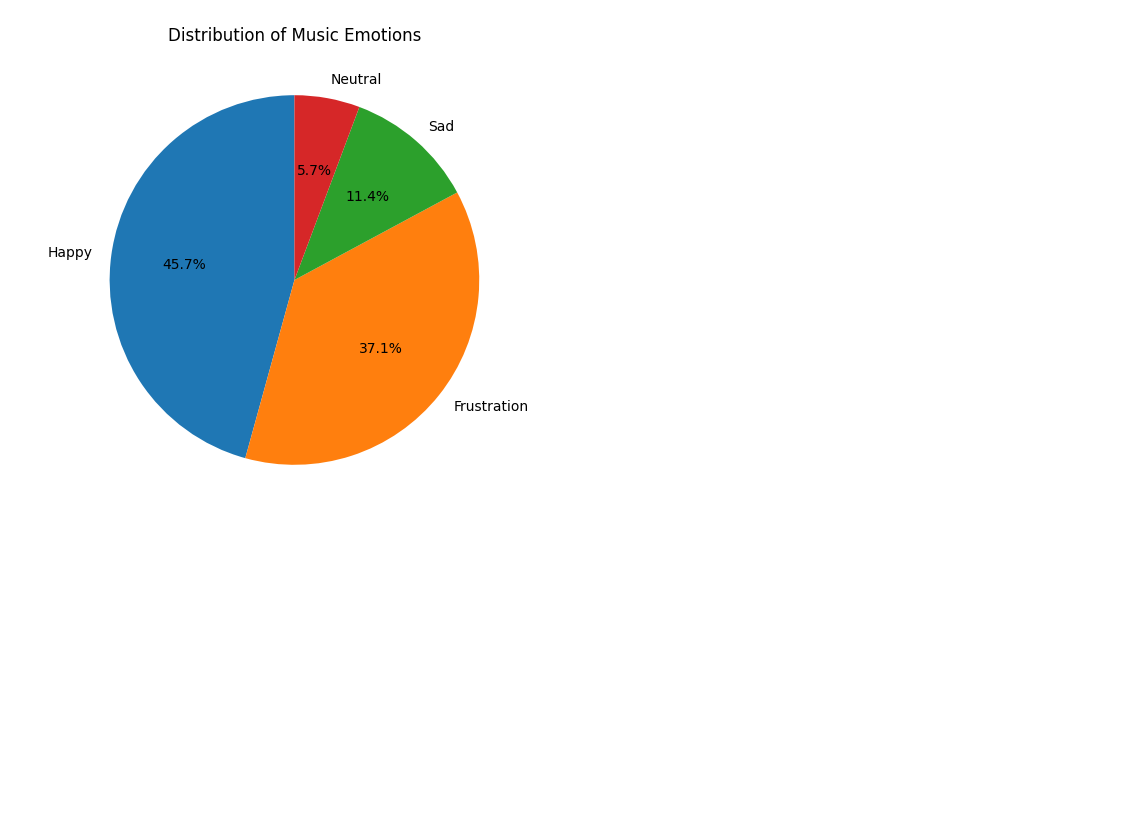
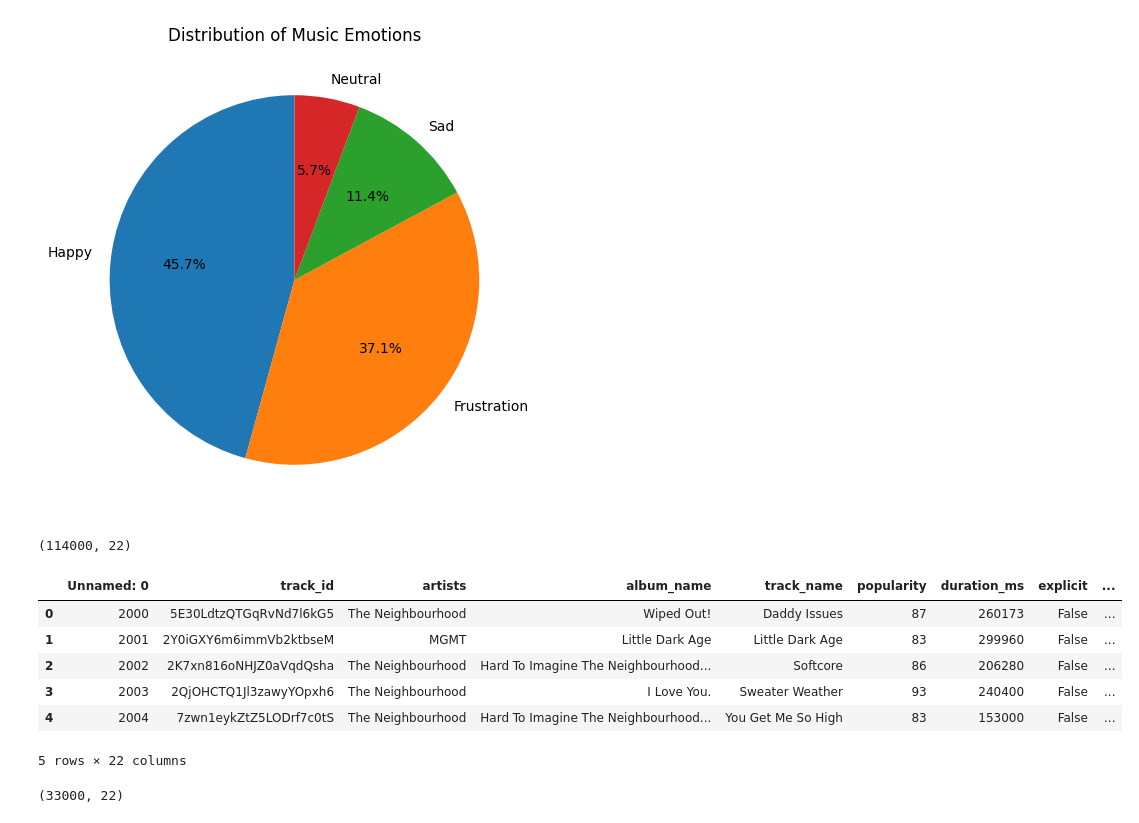
Before and after one commit to cepdnaclk/e18-4yp-Reinforcement-Learning-enabled-Recommendation-System-For-Emotional-Support, a Jupyter notebook: music_dataset_3.ipynb, the cells around one changed output. Cells and saved outputs as stored; diff of their text form; code cells hidden in the pictures; blank space fills up the shorter version.

Commit message:
multi labeled music

```diff
--- a/music_dataset_3.ipynb
+++ b/music_dataset_3.ipynb
@@ -230,3 +230,28 @@ plt.title('Distribution of Music Emotions')
 plt.show()
 # %% [output]
 [figure]
+# %%
+df.shape
+# %% [output]
+(114000, 22)
+# %%
+# Create df2 by dropping records with 'Unknown' label
+df2 = df[df['emotions'].apply(lambda x: 'Unknown' not in x)].copy()
+
+# Reset index
+df2.reset_index(drop=True, inplace=True)
+
+# Display the first few rows of df2
+df2.head()
+# %% [output]
+|  | Unnamed: 0 | track_id | artists | album_name | track_name | popularity | duration_ms | explicit | ... |
+| 0 | 2000 | 5E30LdtzQTGqRvNd7l6kG5 | The Neighbourhood | Wiped Out! | Daddy Issues | 87 | 260173 | False | ... |
+| 1 | 2001 | 2Y0iGXY6m6immVb2ktbseM | MGMT | Little Dark Age | Little Dark Age | 83 | 299960 | False | ... |
+| 2 | 2002 | 2K7xn816oNHJZ0aVqdQsha | The Neighbourhood | Hard To Imagine The Neighbourhood... | Softcore | 86 | 206280 | False | ... |
+| 3 | 2003 | 2QjOHCTQ1Jl3zawyYOpxh6 | The Neighbourhood | I Love You. | Sweater Weather | 93 | 240400 | False | ... |
+| 4 | 2004 | 7zwn1eykZtZ5LODrf7c0tS | The Neighbourhood | Hard To Imagine The Neighbourhood... | You Get Me So High | 83 | 153000 | False | ... |
+5 rows × 22 columns
+# %%
+df2.shape
+# %% [output]
+(33000, 22)
```
Also changed, not shown: parts of 2 cells of this notebook.
